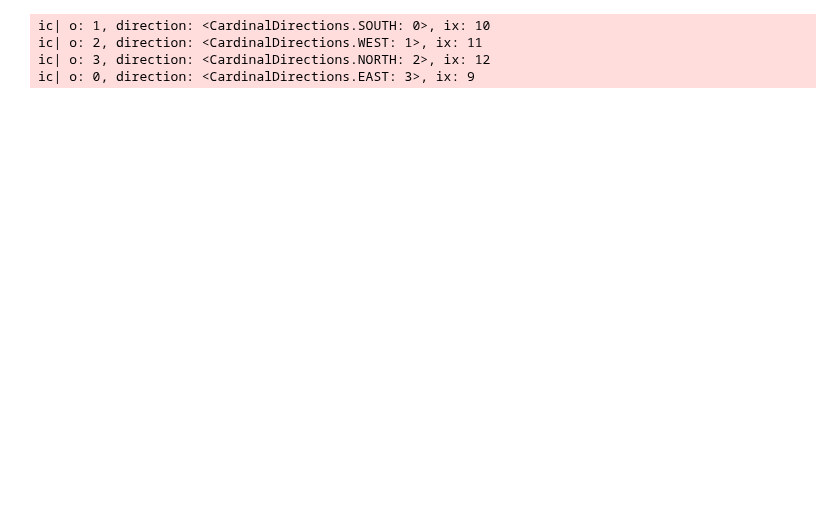
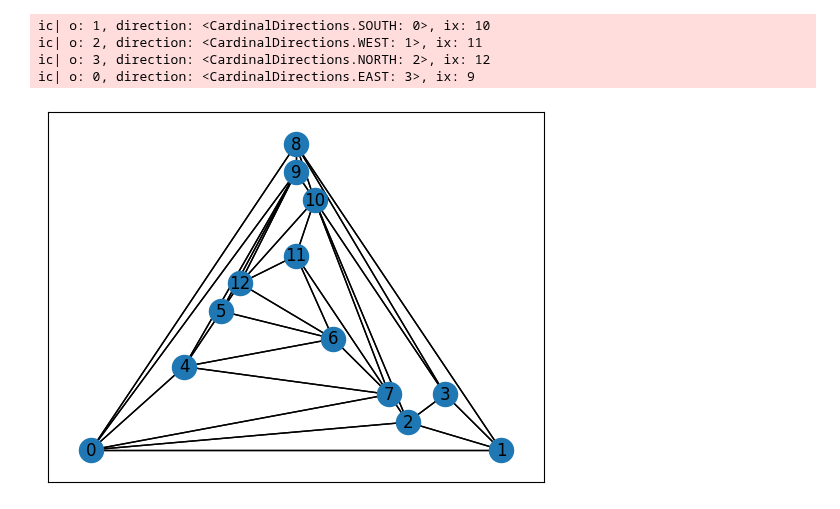
Before and after one commit to juliet29/bisht2022, a Jupyter notebook: test20_rcanon_kant.ipynb, the cells around one changed output. Saved outputs shown, nothing was run; the diff lists cells and outputs as text; code cells hidden in the pictures; blank space fills up the shorter version.

```diff
--- a/test20_rcanon_kant.ipynb
+++ b/test20_rcanon_kant.ipynb
@@ -30,6 +30,11 @@ ic| o: 1, direction: <CardinalDirections.SOUTH: 0>, ix: 10
 ic| o: 2, direction: <CardinalDirections.WEST: 1>, ix: 11
 ic| o: 3, direction: <CardinalDirections.NORTH: 2>, ix: 12
 ic| o: 0, direction: <CardinalDirections.EAST: 3>, ix: 9
+# %%
+ae = check_planarity(locs.G)
+plot_planar(ae)
+# %% [output]
+[figure, added]
 # %%
 k = KantCanonicalOrder(locs.data)
 k.initialize_order()
```
Also changed, not shown: parts of 13 cells of this notebook, 6 other files.
